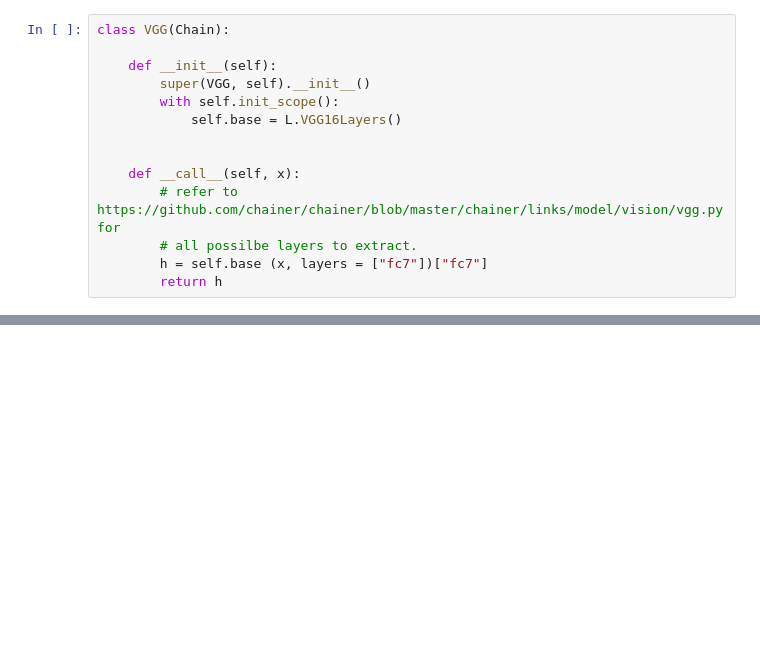
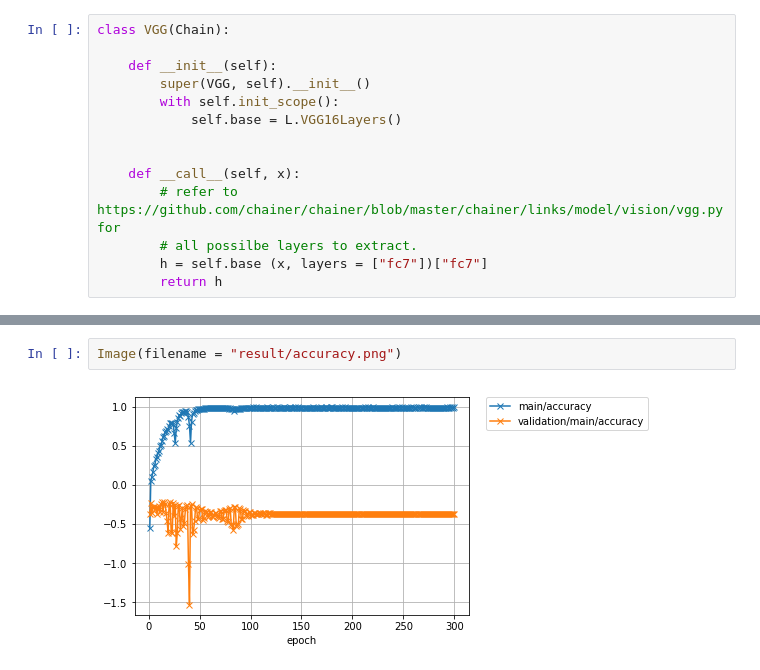
Before and after one commit to mattjones315/BachelorPredict, a Jupyter notebook: bachelorCNN.ipynb, the cells around one changed output, grey strips where cells are left out. Drawn from its saved outputs; the diff is of its cells as text; blank space fills up the shorter version.

```diff
--- a/bachelorCNN.ipynb
+++ b/bachelorCNN.ipynb
@@ -255,0 +292,4 @@ len(features)
+# %%
+Image(filename = "result/accuracy.png")
+# %% [output]
+[figure, added]
```
Also changed, not shown: parts of 14 cells of this notebook.
